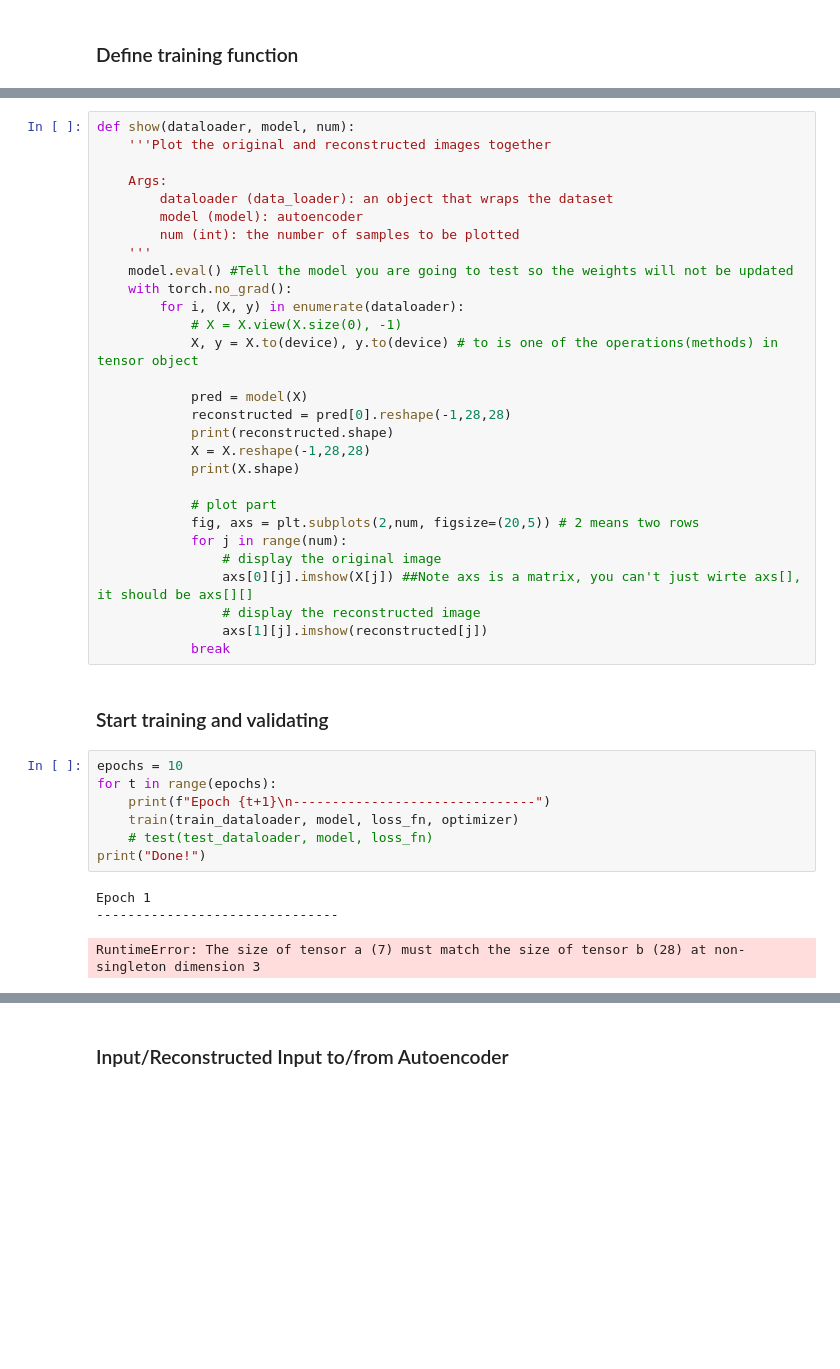
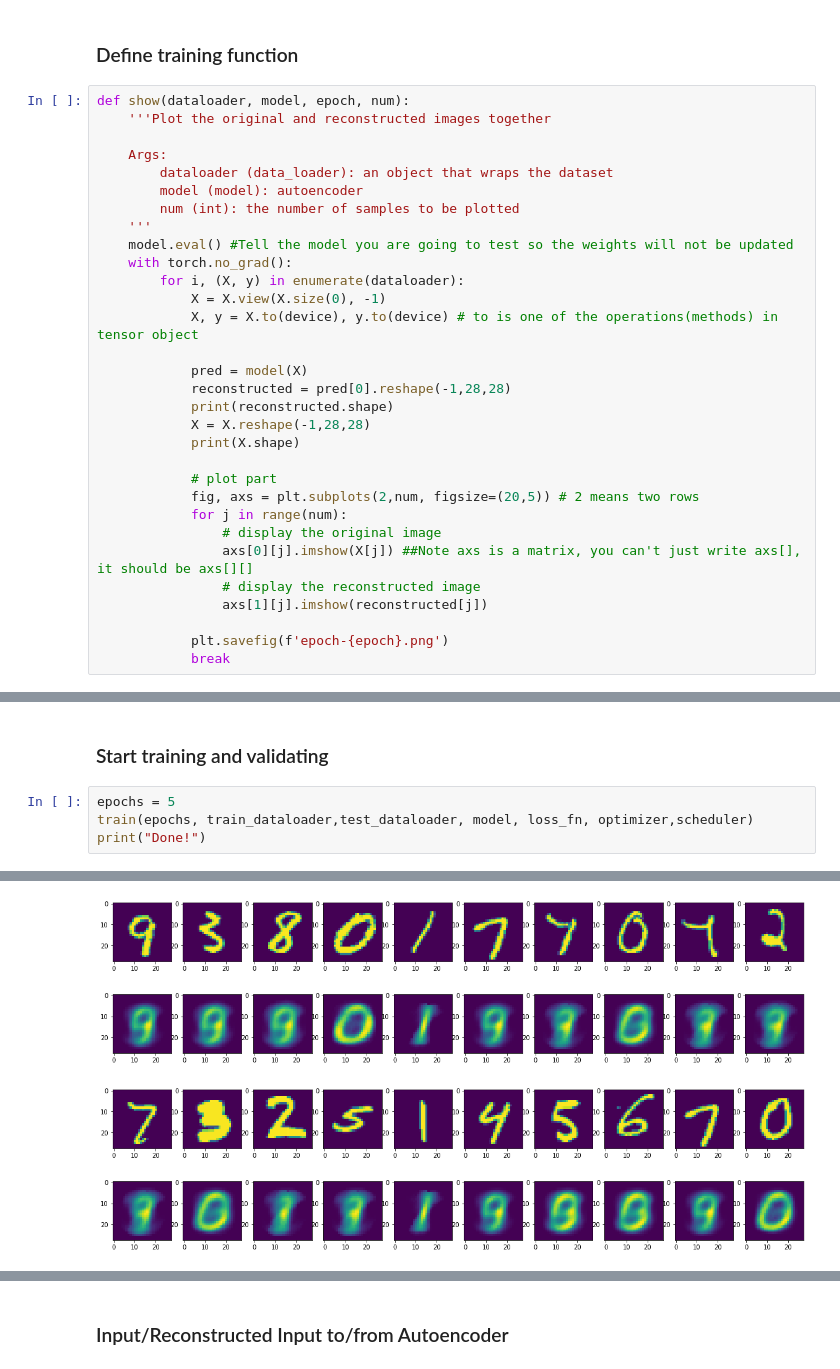
Before and after one commit to button23/Deeplearning-Autoencoder-DOA, a Jupyter notebook: [3]Pytorch/audoencoder.ipynb, the cells around one changed output, grey strips where cells are left out. Cells and saved outputs as stored; diff of their text form; blank space fills up the shorter version.

```diff
--- a/[3]Pytorch/audoencoder.ipynb
+++ b/[3]Pytorch/audoencoder.ipynb
@@ -181,4 +185,35 @@ Estimated Total Size (MB): 0.15
 ----------------------------------------------------------------
 # %% [markdown]
 ### Define training function
+# %%
+def show(dataloader, model, epoch, num):
+    '''Plot the original and reconstructed images together
+
+    Args:
+        dataloader (data_loader): an object that wraps the dataset
+        model (model): autoencoder
+        num (int): the number of samples to be plotted
+    '''
+    model.eval() #Tell the model you are going to test so the weights will not be updated
+    with torch.no_grad():
+        for i, (X, y) in enumerate(dataloader):
+            X = X.view(X.size(0), -1)
+            X, y = X.to(device), y.to(device) # to is one of the operations(methods) in tensor object
+
+            pred = model(X)
+            reconstructed = pred[0].reshape(-1,28,28)
+            print(reconstructed.shape)
+            X = X.reshape(-1,28,28)
+            print(X.shape)
+
+            # plot part
+            fig, axs = plt.subplots(2,num, figsize=(20,5)) # 2 means two rows
+            for j in range(num):
+                # display the original image
+                axs[0][j].imshow(X[j]) ##Note axs is a matrix, you can't just write axs[], it should be axs[][]
+                # display the reconstructed image
+                axs[1][j].imshow(reconstructed[j])
+
+            plt.savefig(f'epoch-{epoch}.png')
+            break
 # %%
@@ -205,42 +245,7 @@ def train(dataloader, model, loss_fn, optimizer):
-# %%
-def show(dataloader, model, num):
-    '''Plot the original and reconstructed images together
-
-    Args:
-        dataloader (data_loader): an object that wraps the dataset
-        model (model): autoencoder
-        num (int): the number of samples to be plotted
-    '''
-    model.eval() #Tell the model you are going to test so the weights will not be updated
-    with torch.no_grad():
-        for i, (X, y) in enumerate(dataloader):
-            # X = X.view(X.size(0), -1)
-            X, y = X.to(device), y.to(device) # to is one of the operations(methods) in tensor object
-
-            pred = model(X)
-            reconstructed = pred[0].reshape(-1,28,28)
-            print(reconstructed.shape)
-            X = X.reshape(-1,28,28)
-            print(X.shape)
-
-            # plot part
-            fig, axs = plt.subplots(2,num, figsize=(20,5)) # 2 means two rows
-            for j in range(num):
-                # display the original image
-                axs[0][j].imshow(X[j]) ##Note axs is a matrix, you can't just wirte axs[], it should be axs[][]
-                # display the reconstructed image
-                axs[1][j].imshow(reconstructed[j])
-            break
 # %% [markdown]
 ###  Start training and validating
-# %%
-epochs = 10
-for t in range(epochs):
-    print(f"Epoch {t+1}\n-------------------------------")
-    train(train_dataloader, model, loss_fn, optimizer)
-    # test(test_dataloader, model, loss_fn)
-print("Done!")
-# %% [output]
-Epoch 1
--------------------------------
-RuntimeError: The size of tensor a (7) must match the size of tensor b (28) at non-singleton dimension 3
+# %%
+epochs = 5
+train(epochs, train_dataloader,test_dataloader, model, loss_fn, optimizer,scheduler)
+print("Done!")
+# %% [output]
@@ -246,0 +269,2 @@ RuntimeError: The size of tensor a (7) must match the size of tensor b (28) at n
+[figure, added]
+[figure, added]
```
Also changed, not shown: parts of 8 cells of this notebook, 5 other files.
